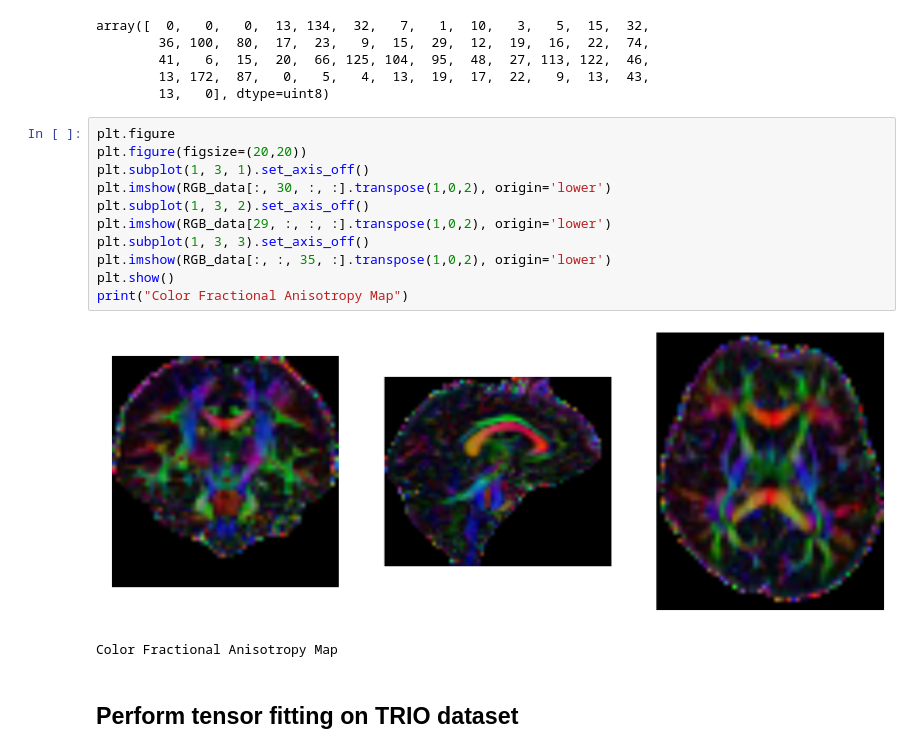
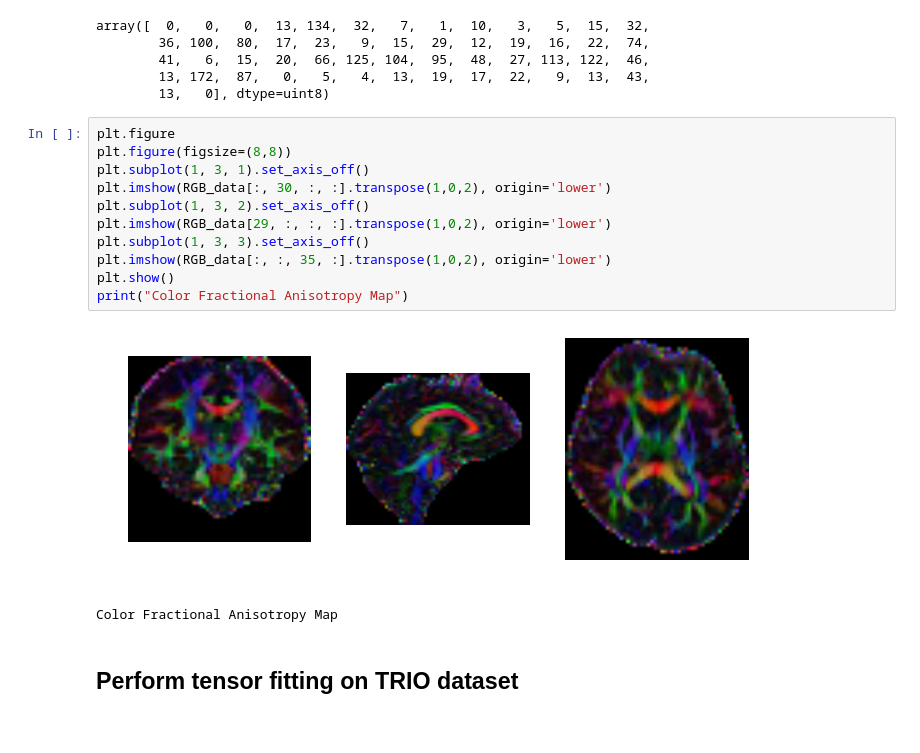
Before and after one commit to shivamdhall/MRIDataHarmonisation, a Jupyter notebook: Development/DIPY_NIBABEL.ipynb, the cells around one changed output. Cells and saved outputs as stored; diff of their text form.

```diff
--- a/Development/DIPY_NIBABEL.ipynb
+++ b/Development/DIPY_NIBABEL.ipynb
@@ -211,17 +211,17 @@ array([  0,   0,   0,  13, 134,  32,   7,   1,  10,   3,   5,  15,  32,
         13,   0], dtype=uint8)
 # %%
 plt.figure
-plt.figure(figsize=(20,20))
+plt.figure(figsize=(8,8))
 plt.subplot(1, 3, 1).set_axis_off()
 plt.imshow(RGB_data[:, 30, :, :].transpose(1,0,2), origin='lower')
 plt.subplot(1, 3, 2).set_axis_off()
 plt.imshow(RGB_data[29, :, :, :].transpose(1,0,2), origin='lower')
 plt.subplot(1, 3, 3).set_axis_off()
 plt.imshow(RGB_data[:, :, 35, :].transpose(1,0,2), origin='lower')
 plt.show()
 print("Color Fractional Anisotropy Map")
 # %% [output]
-[figure, old version]
+[figure, new version]
 Color Fractional Anisotropy Map
 # %% [markdown]
 ## Perform tensor fitting on TRIO dataset
```
Also changed, not shown: parts of 52 cells of this notebook.
